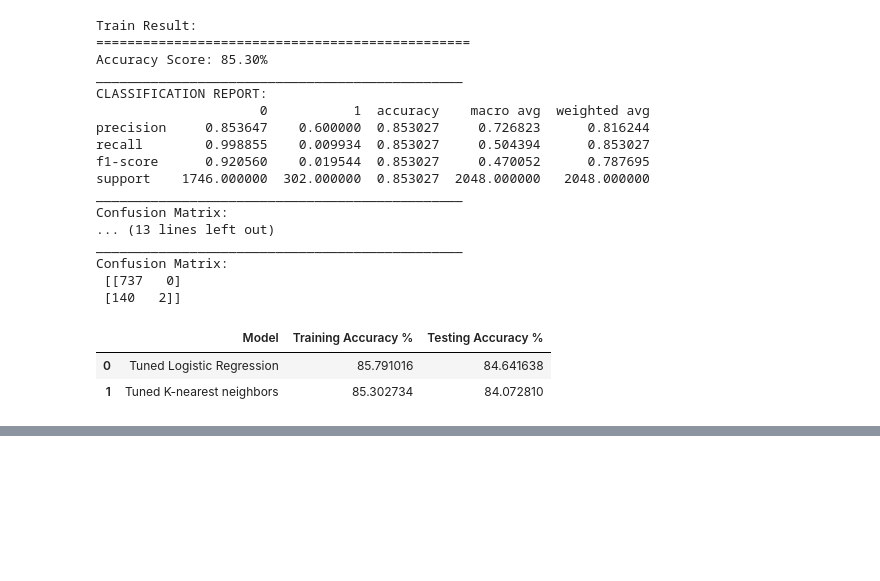
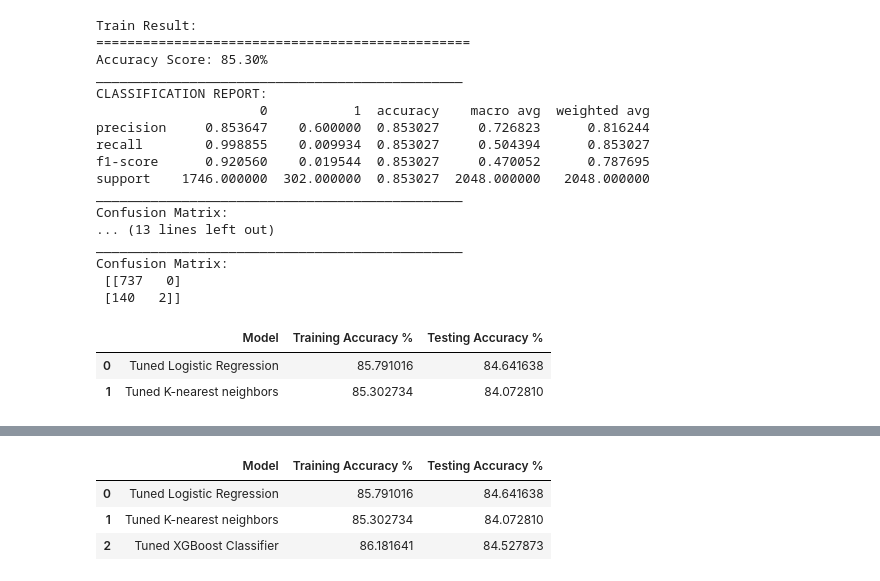
Before and after one commit to Sara19598/Cardiovascular-Risk-Prediction-ML-Classification, a Jupyter notebook: Cardiovascular_Risk_Prediction_Poonam.ipynb, the cells around one changed output, grey strips where cells are left out. Saved outputs shown, nothing was run; the diff lists cells and outputs as text; code cells hidden in the pictures; blank space fills up the shorter version.

```diff
--- a/Cardiovascular_Risk_Prediction_Poonam.ipynb
+++ b/Cardiovascular_Risk_Prediction_Poonam.ipynb
@@ -1024,0 +1020,21 @@ tuning_results_df
+# %%
+param_grid = dict(
+    n_estimators=stats.randint(10, 1000),
+    max_depth=stats.randint(1, 10),
+    learning_rate=stats.uniform(0, 1)
+)
+
+xgb_clf = XGBClassifier(use_label_encoder=False)
+xgb_cv = RandomizedSearchCV(
+    xgb_clf, param_grid, cv=3, n_iter=50,
+    scoring='accuracy', n_jobs=-1, verbose=1
+)
+xgb_cv.fit(X_train, y_train)
+best_params = xgb_cv.best_params_
+print(f"Best paramters: {best_params}")
+
+xgb_clf = XGBClassifier(**best_params)
+xgb_clf.fit(X_train, y_train)
+
+print_score(xgb_clf, X_train, y_train, X_test, y_test, train=True)
+print_score(xgb_clf, X_train, y_train, X_test, y_test, train=False)
@@ -1024,0 +1059,13 @@ tuning_results_df
+# %%
+test_score = accuracy_score(y_test, xgb_clf.predict(X_test)) * 100
+train_score = accuracy_score(y_train, xgb_clf.predict(X_train)) * 100
+
+results_df_2 = pd.DataFrame(data=[["Tuned XGBoost Classifier", train_score, test_score]],
+                          columns=['Model', 'Training Accuracy %', 'Testing Accuracy %'])
+tuning_results_df = tuning_results_df.append(results_df_2, ignore_index=True)
+tuning_results_df
+# %% [output]
+|  | Model | Training Accuracy % | Testing Accuracy % |
+| 0 | Tuned Logistic Regression | 85.791016 | 84.641638 |
+| 1 | Tuned K-nearest neighbors | 85.302734 | 84.072810 |
+| 2 | Tuned XGBoost Classifier | 86.181641 | 84.527873 |
```
Also changed, not shown: parts of 23 cells of this notebook.
